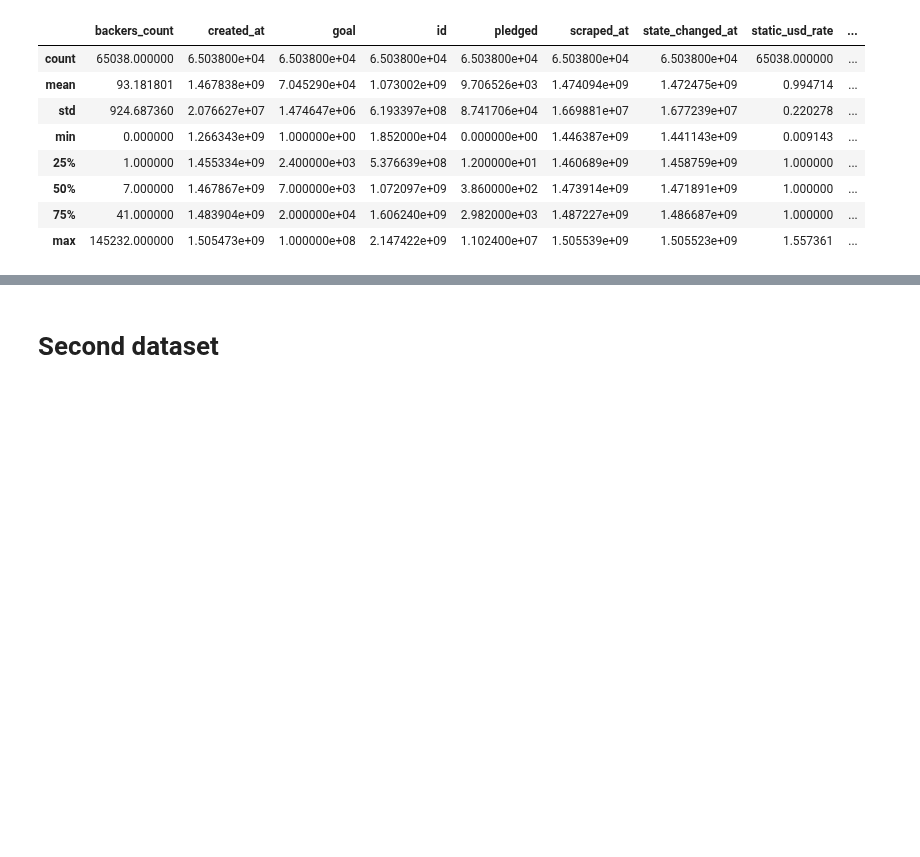
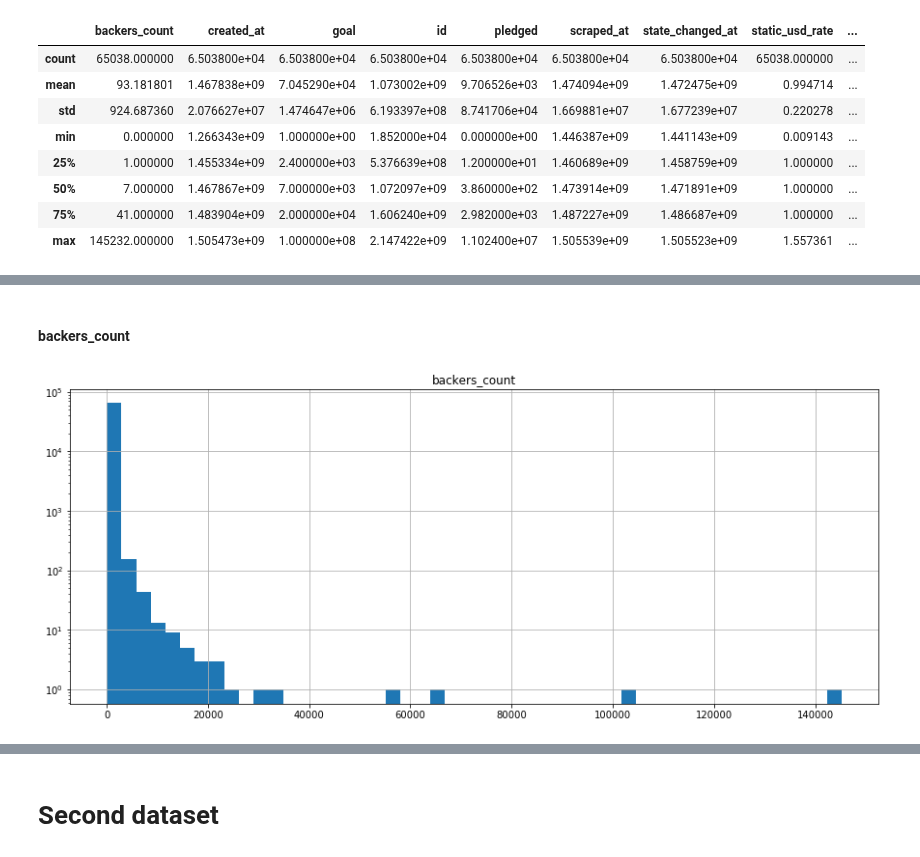
Before and after one commit to blanarik/kickstarter_success_prediction, a Jupyter notebook: 03_Kickstarter_data_integration.ipynb, the cells around one changed output, grey strips where cells are left out. Saved outputs shown, nothing was run; the diff lists cells and outputs as text; code cells hidden in the pictures; blank space fills up the shorter version.

```diff
--- a/03_Kickstarter_data_integration.ipynb
+++ b/03_Kickstarter_data_integration.ipynb
@@ -205,0 +156,7 @@ df_projects.describe()
+# %% [markdown]
+#### backers_count
+# %%
+df_projects.hist(column='backers_count', bins=50)
+plt.yscale('log')
+# %% [output]
+[figure, added]
```
Also changed, not shown: parts of 55 cells of this notebook, 1 other file.
